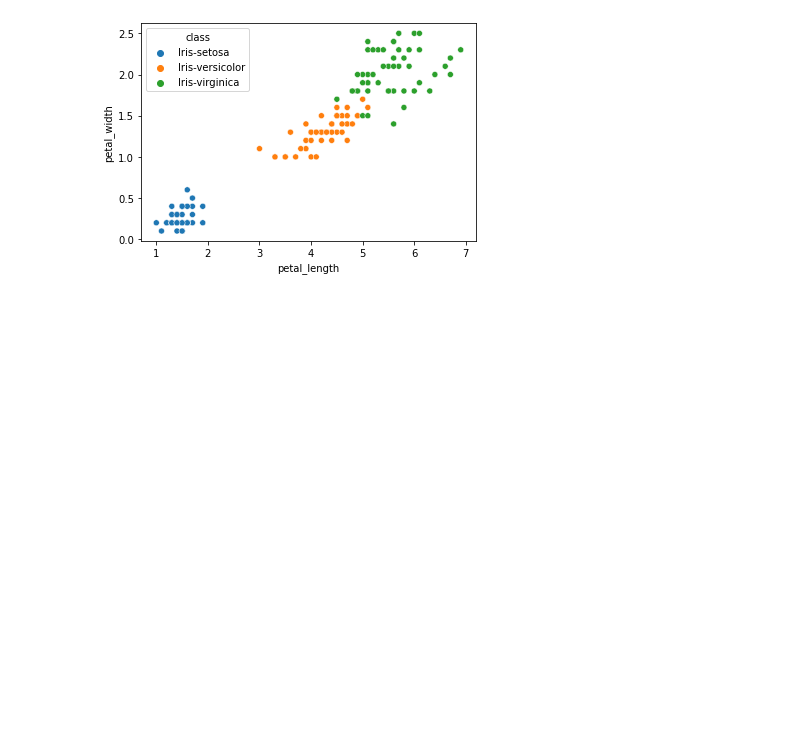
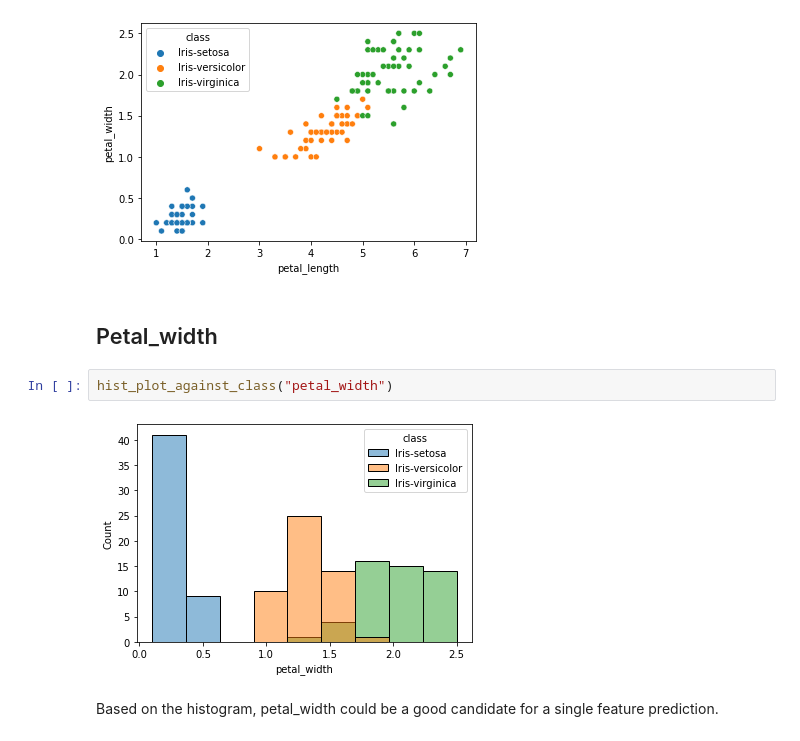
Before and after one commit to Sivaranjith1/iris_classification, a Jupyter notebook: EDA.ipynb, the cells around one changed output. Drawn from its saved outputs; the diff is of its cells as text; blank space fills up the shorter version.

```diff
--- a/EDA.ipynb
+++ b/EDA.ipynb
@@ -88,3 +104,11 @@ Based on the observations, using both sepal_length and sepal_width might be redu
 scattor_plot_against_class("petal_length", "petal_width")
 # %% [output]
 [figure]
+# %% [markdown]
+## Petal_width
+# %%
+hist_plot_against_class("petal_width")
+# %% [output]
+[figure, added]
+# %% [markdown]
+Based on the histogram, petal_width could be a good candidate for a single feature prediction.
```
Also changed, not shown: parts of 4 cells of this notebook.
